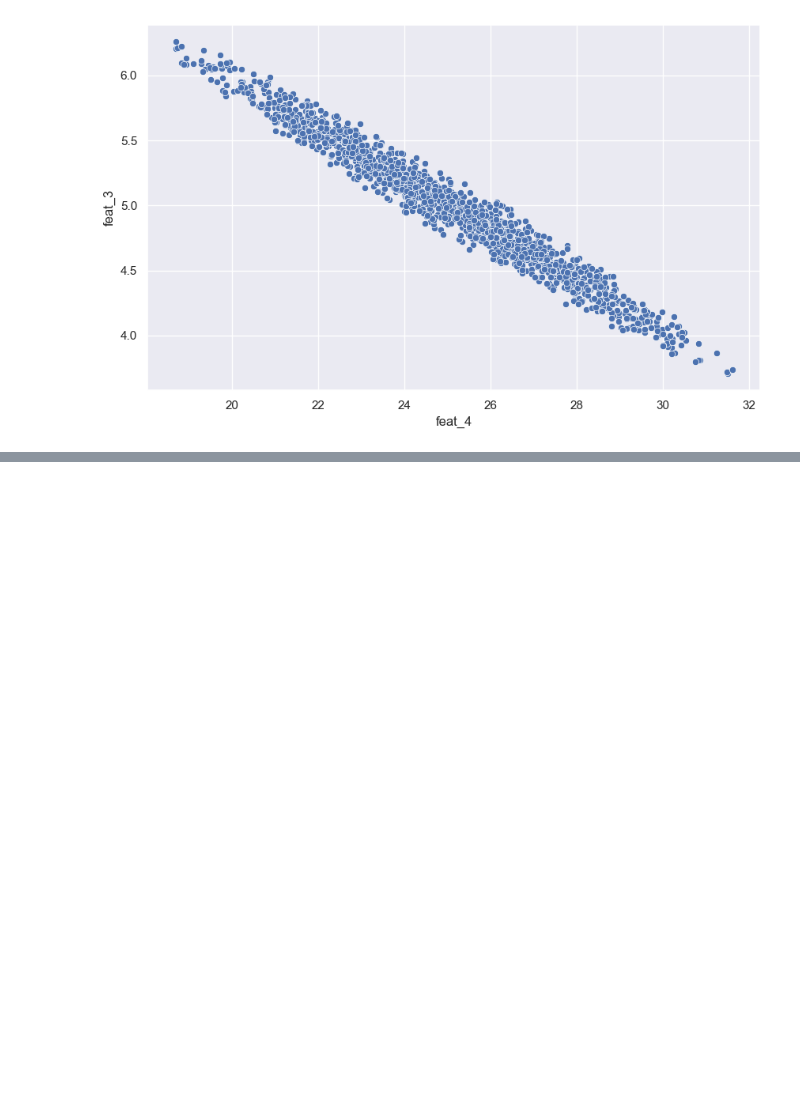
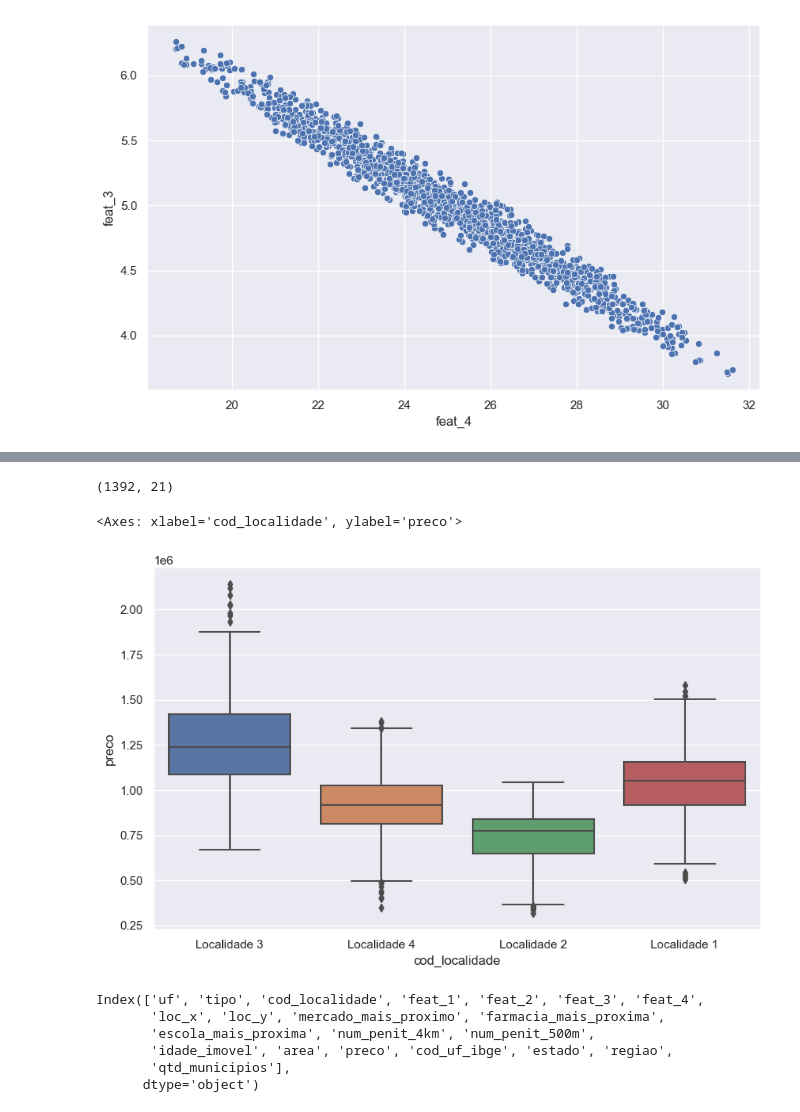
Before and after one commit to victorwasz/datamining-utfpr-2023, a Jupyter notebook: aula_2_e_3/Copia_exercicio_01.ipynb, the cells around one changed output, grey strips where cells are left out. Drawn from its saved outputs; the diff is of its cells as text; code cells hidden in the pictures; blank space fills up the shorter version.

```diff
--- a/aula_2_e_3/Copia_exercicio_01.ipynb
+++ b/aula_2_e_3/Copia_exercicio_01.ipynb
@@ -526,0 +588,3 @@ sns.scatterplot(x = dados.feat_4,y = dados.feat_3)
+# %%
+dados = dados[~dados.isna().any(axis=1)]
+dados.isna().sum(axis=0)
@@ -526,0 +609,18 @@ sns.scatterplot(x = dados.feat_4,y = dados.feat_3)
+# %%
+dados.shape
+# %% [output]
+(1392, 21)
+# %%
+sns.boxplot(y = dados.preco, x= dados.cod_localidade)
+# %% [output]
+<Axes: xlabel='cod_localidade', ylabel='preco'>
+[figure, added]
+# %%
+dados.columns
+# %% [output]
+Index(['uf', 'tipo', 'cod_localidade', 'feat_1', 'feat_2', 'feat_3', 'feat_4',
+       'loc_x', 'loc_y', 'mercado_mais_proximo', 'farmacia_mais_proxima',
+       'escola_mais_proxima', 'num_penit_4km', 'num_penit_500m',
+       'idade_imovel', 'area', 'preco', 'cod_uf_ibge', 'estado', 'regiao',
+       'qtd_municipios'],
+      dtype='object')
```
Also changed, not shown: parts of 29 cells of this notebook, 1 other file.
